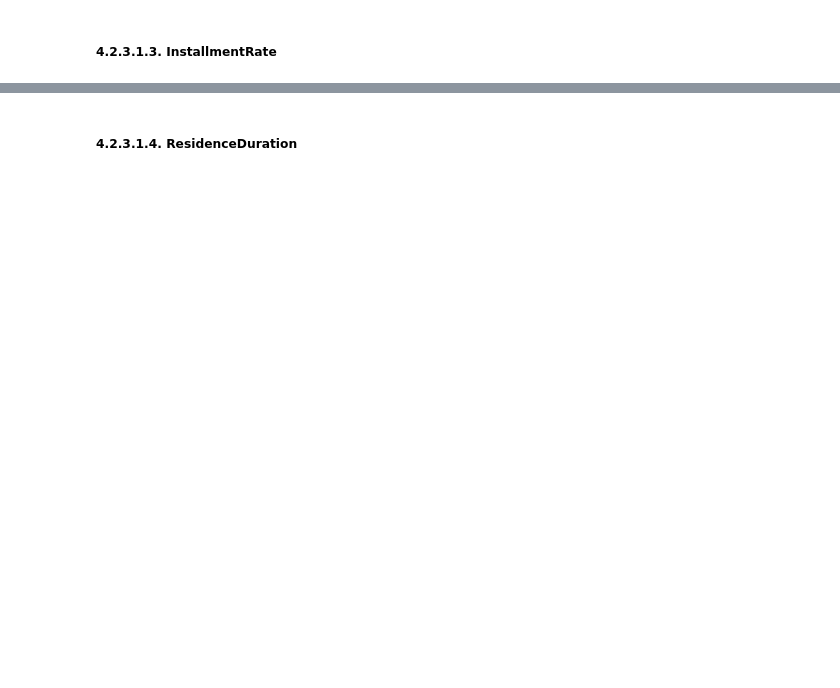
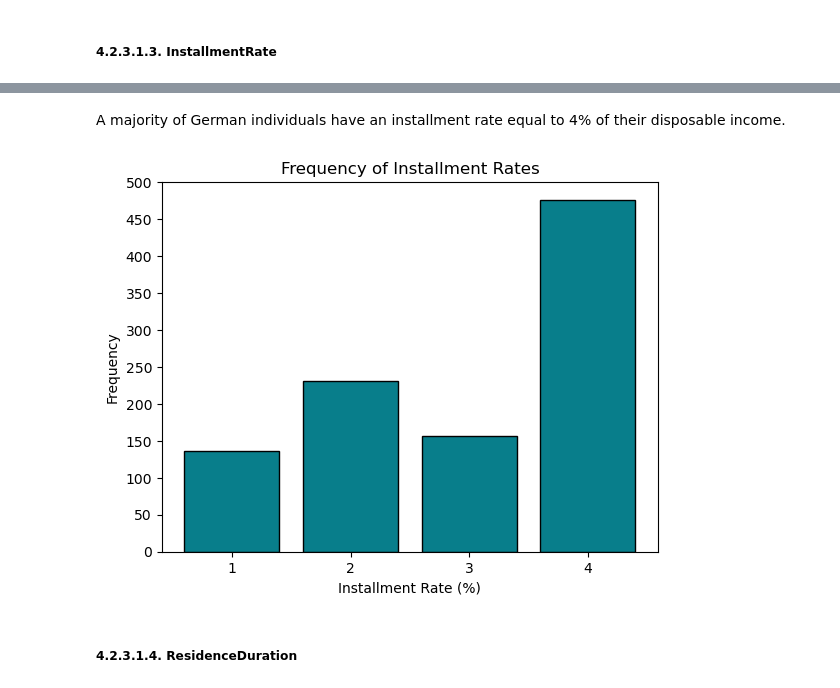
Before and after one commit to SMemic4/Credit-Risk-Classification, a Jupyter notebook: notebooks/credit_card_risk_classificaiton.ipynb, the cells around one changed output, grey strips where cells are left out. Drawn from its saved outputs; the diff is of its cells as text; code cells hidden in the pictures; blank space fills up the shorter version.

```diff
--- a/notebooks/credit_card_risk_classificaiton.ipynb
+++ b/notebooks/credit_card_risk_classificaiton.ipynb
@@ -416,3 +463,38 @@ The following will be an assessment of the numerical features of the dataset, wi
+# %%
+def bar_graph(X: pd.Series, title: str = '', xlabel: str = '', ylabel: str = '', filename: str = '', **kwargs):
+    '''Display a bar graph for a pd.Series. Optionally saves the figure.'''
+
+    # Plot Bar
+    plt.bar(x = X.value_counts().index,
+            height = X.value_counts().values,
+            color = kwargs.get('color', '#087E8B'),
+            edgecolor = kwargs.get('edgecolor', 'black'))
+
+    # Set labels and title
+    plt.xlabel(xlabel if xlabel else 'X-axis')
+    plt.ylabel(ylabel if ylabel else 'Count')
+    plt.title(title if title else 'Bar Plot')
+
+    # Customize ticks
+    plt.xticks(ticks=X.value_counts().index,
+               labels = kwargs.get('labels', X.value_counts().index))
+
+    if kwargs.get('yticks'):  # Only set yticks if explicitly provided
+        plt.yticks(ticks = kwargs['yticks'])
+
+    # Save the figure if filename is provided
+    if filename:
+        # Ensure the output folder exists
+        figures_folder = os.path.join(os.getcwd(), 'outputs', 'visuals')
+        os.makedirs(figures_folder, exist_ok=True)  # Create the folder if it doesn't exist
+
+        # Build full path and save the figure
+        full_path = os.path.join(figures_folder, filename)
+        plt.savefig(full_path, bbox_inches='tight')
+        # print(f"Figure saved as {full_path}") Remove to confirm confirmation of save
+
+    # Show the plot
+    plt.show()
 # %% [markdown]
 ##### 4.2.3.1.1. LoanDurationMonths
 # %%
@@ -460,2 +568,13 @@ print(matplotlib.__version__)
+# %% [markdown]
+A majority of German individuals have an installment rate equal to 4% of their disposable income.
+# %%
+bar_graph(X = X['InstallmentRate'],
+          xlabel = 'Installment Rate (%)',
+          ylabel = 'Frequency',
+          title = 'Frequency of Installment Rates',
+          yticks = list(range(0, 550, 50)),
+          filename = 'InstallmentRate_Bar.png')
+# %% [output]
+[figure, added]
 # %% [markdown]
 ##### 4.2.3.1.4. ResidenceDuration
```
Also changed, not shown: parts of 57 cells of this notebook, 26 other files.
